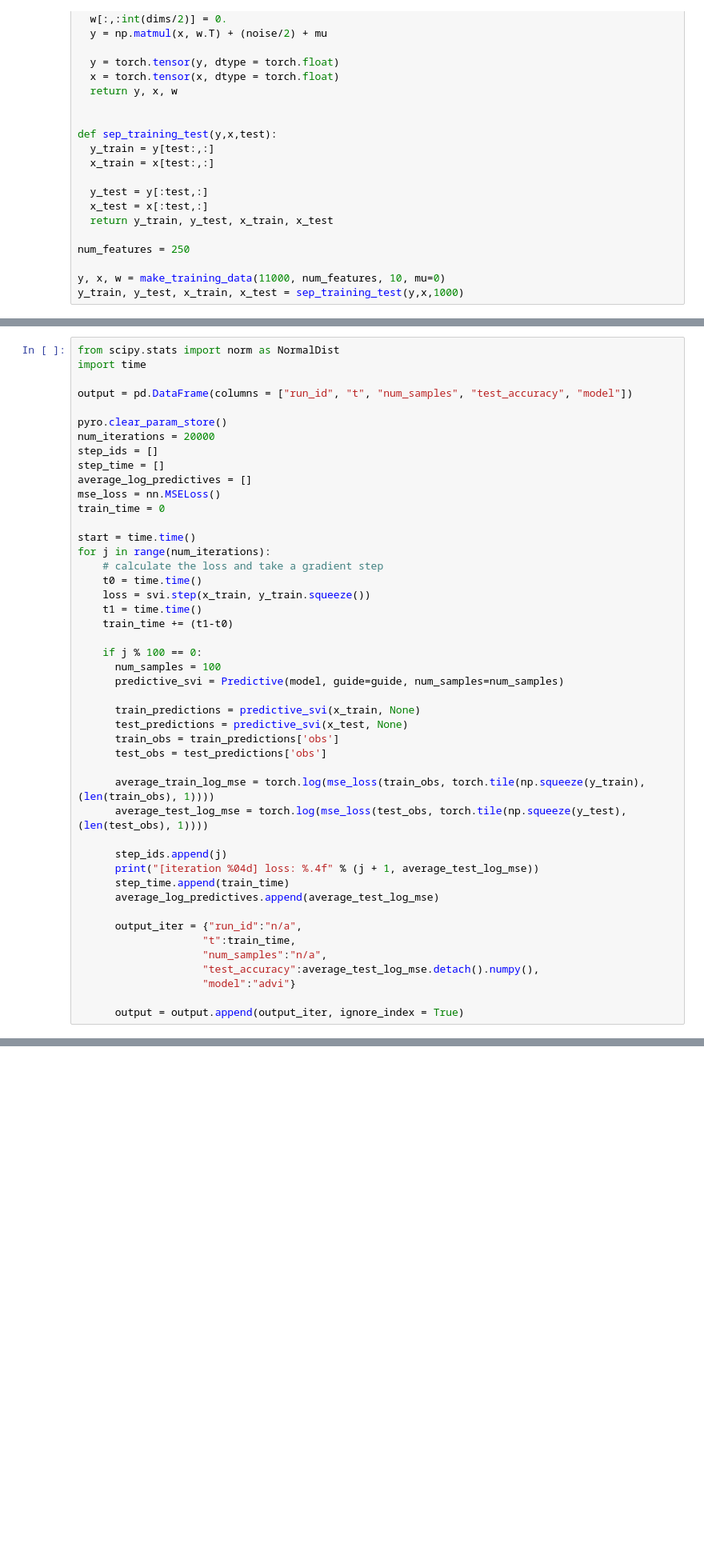
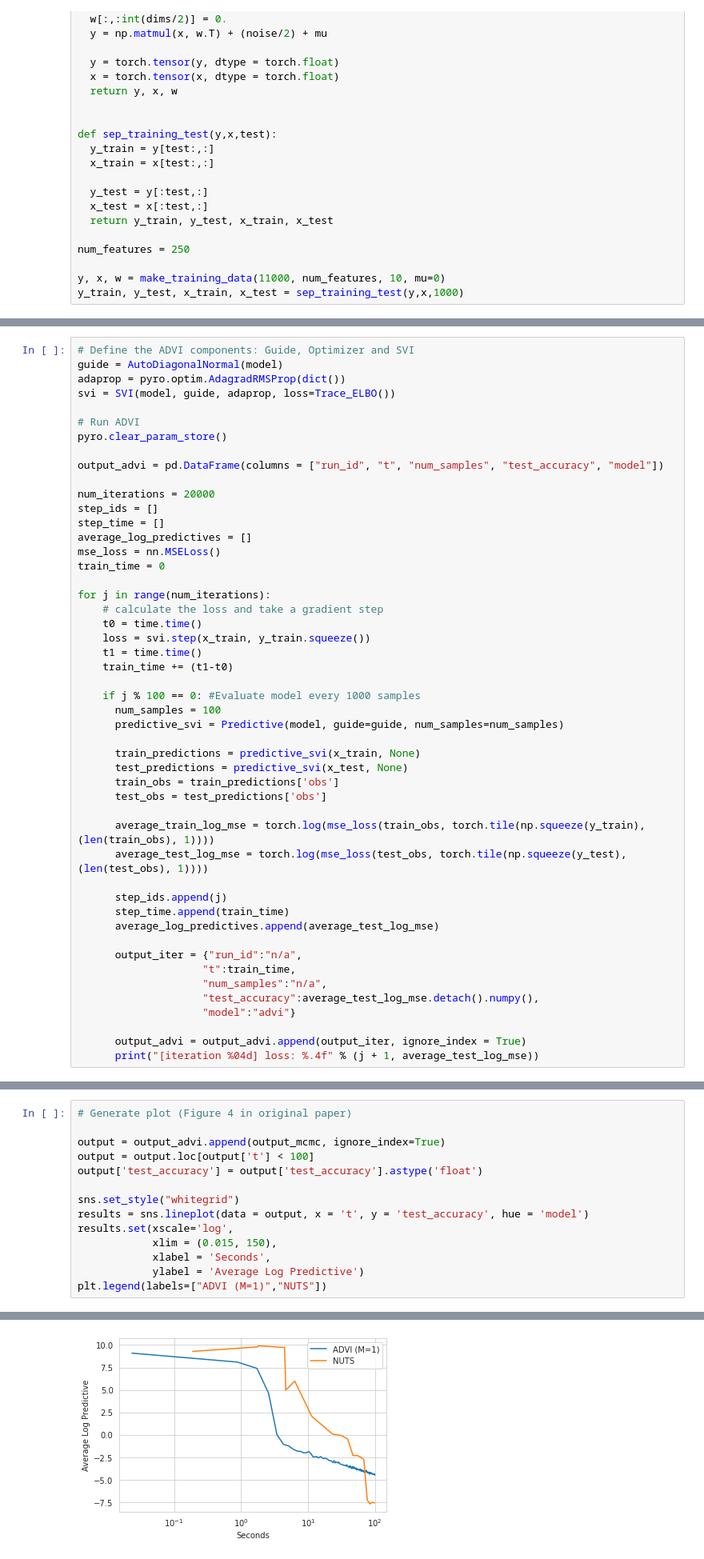
Before and after one commit to lorenzkuhn/advi, a Jupyter notebook: ARD.ipynb, the cells around one changed output, grey strips where cells are left out. Shown at 80% size. Saved outputs shown, nothing was run; the diff lists cells and outputs as text; blank space fills up the shorter version.

```diff
--- a/ARD.ipynb
+++ b/ARD.ipynb
@@ -99,10 +93,14 @@ svi = SVI(model, guide, adaprop, loss=Trace_ELBO())
 # %%
-from scipy.stats import norm as NormalDist
-import time
+# Define the ADVI components: Guide, Optimizer and SVI
+guide = AutoDiagonalNormal(model)
+adaprop = pyro.optim.AdagradRMSProp(dict())
+svi = SVI(model, guide, adaprop, loss=Trace_ELBO())
 
-output = pd.DataFrame(columns = ["run_id", "t", "num_samples", "test_accuracy", "model"])
+# Run ADVI
+pyro.clear_param_store()
 
-pyro.clear_param_store()
+output_advi = pd.DataFrame(columns = ["run_id", "t", "num_samples", "test_accuracy", "model"])
+
 num_iterations = 20000
 step_ids = []
 step_time = []
@@ -110,7 +108,6 @@ average_log_predictives = []
 mse_loss = nn.MSELoss()
 train_time = 0
 
-start = time.time()
 for j in range(num_iterations):
     # calculate the loss and take a gradient step
     t0 = time.time()
@@ -118,7 +115,7 @@ for j in range(num_iterations):
     t1 = time.time()
     train_time += (t1-t0)
 
-    if j % 100 == 0:
+    if j % 100 == 0: #Evaluate model every 1000 samples
       num_samples = 100
       predictive_svi = Predictive(model, guide=guide, num_samples=num_samples)
 
@@ -131,7 +128,6 @@ for j in range(num_iterations):
       average_test_log_mse = torch.log(mse_loss(test_obs, torch.tile(np.squeeze(y_test), (len(test_obs), 1))))
 
       step_ids.append(j)
-      print("[iteration %04d] loss: %.4f" % (j + 1, average_test_log_mse))
       step_time.append(train_time)
       average_log_predictives.append(average_test_log_mse)
 
@@ -141,5 +137,6 @@ for j in range(num_iterations):
                     "test_accuracy":average_test_log_mse.detach().numpy(),
                     "model":"advi"}
 
-      output = output.append(output_iter, ignore_index = True)
+      output_advi = output_advi.append(output_iter, ignore_index = True)
+      print("[iteration %04d] loss: %.4f" % (j + 1, average_test_log_mse))
 # %% [output]
@@ -271,0 +252,15 @@ output
+# %%
+# Generate plot (Figure 4 in original paper)
+
+output = output_advi.append(output_mcmc, ignore_index=True)
+output = output.loc[output['t'] < 100]
+output['test_accuracy'] = output['test_accuracy'].astype('float')
+
+sns.set_style("whitegrid")
+results = sns.lineplot(data = output, x = 't', y = 'test_accuracy', hue = 'model')
+results.set(xscale='log',
+            xlim = (0.015, 150),
+            xlabel = 'Seconds',
+            ylabel = 'Average Log Predictive')
+plt.legend(labels=["ADVI (M=1)","NUTS"])
+# %% [output]
@@ -271,0 +268 @@ output
+[figure, added]
```
Also changed, not shown: parts of 14 cells of this notebook, 2 other files.
